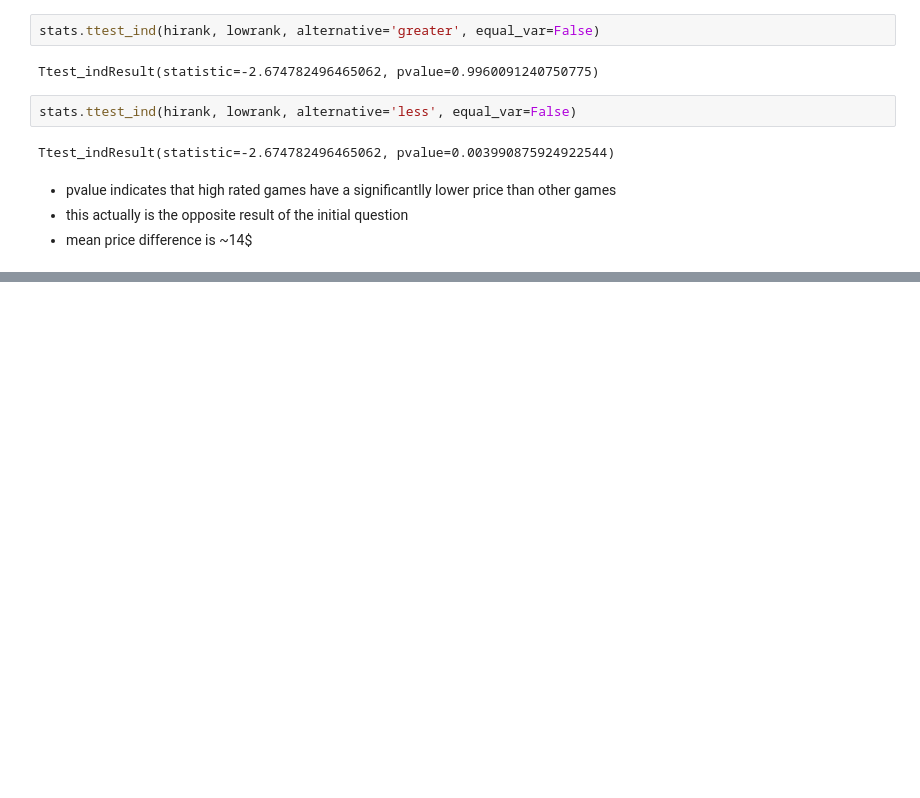
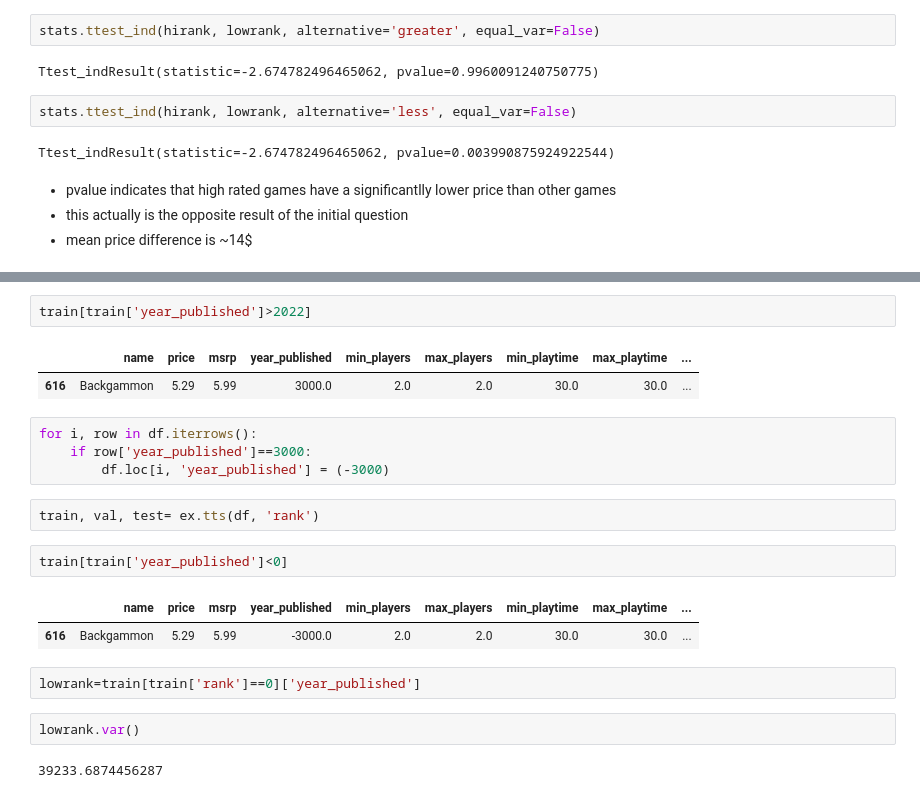
Before and after one commit to Andy-Jensen/board-game-project, a Jupyter notebook: explore.ipynb, the cells around one changed output, grey strips where cells are left out. Saved outputs shown, nothing was run; the diff lists cells and outputs as text; blank space fills up the shorter version.

```diff
--- a/explore.ipynb
+++ b/explore.ipynb
@@ -327,0 +587,22 @@ Ttest_indResult(statistic=-0.8512334048505296, pvalue=0.8017644083629989)
+# %%
+train[train['year_published']>2022]
+# %% [output]
+|  | name | price | msrp | year_published | min_players | max_players | min_playtime | max_playtime | ... |
+| 616 | Backgammon | 5.29 | 5.99 | 3000.0 | 2.0 | 2.0 | 30.0 | 30.0 | ... |
+# %%
+for i, row in df.iterrows():
+    if row['year_published']==3000:
+        df.loc[i, 'year_published'] = (-3000)
+# %%
+train, val, test= ex.tts(df, 'rank')
+# %%
+train[train['year_published']<0]
+# %% [output]
+|  | name | price | msrp | year_published | min_players | max_players | min_playtime | max_playtime | ... |
+| 616 | Backgammon | 5.29 | 5.99 | -3000.0 | 2.0 | 2.0 | 30.0 | 30.0 | ... |
+# %%
+lowrank=train[train['rank']==0]['year_published']
+# %%
+lowrank.var()
+# %% [output]
+39233.6874456287
```
Also changed, not shown: parts of 119 cells of this notebook.
